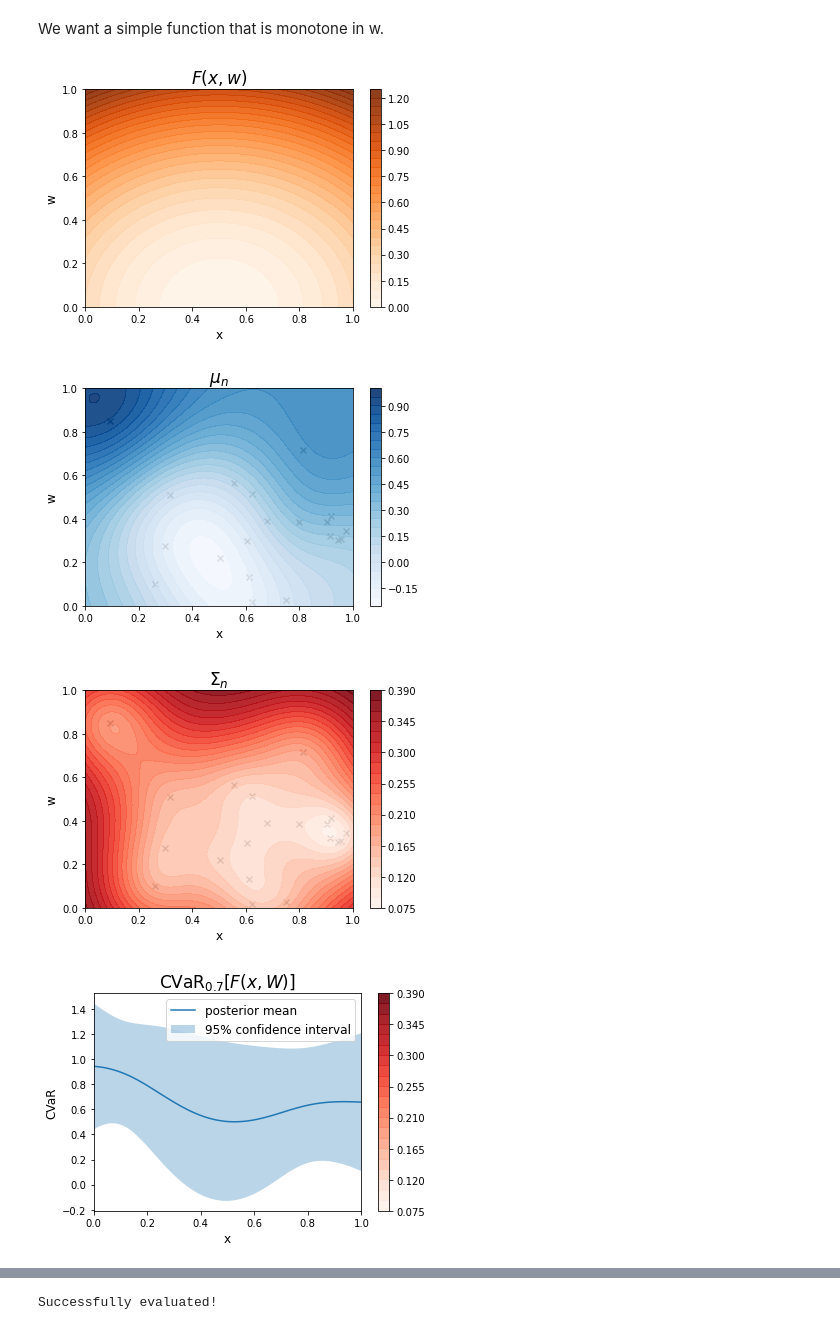
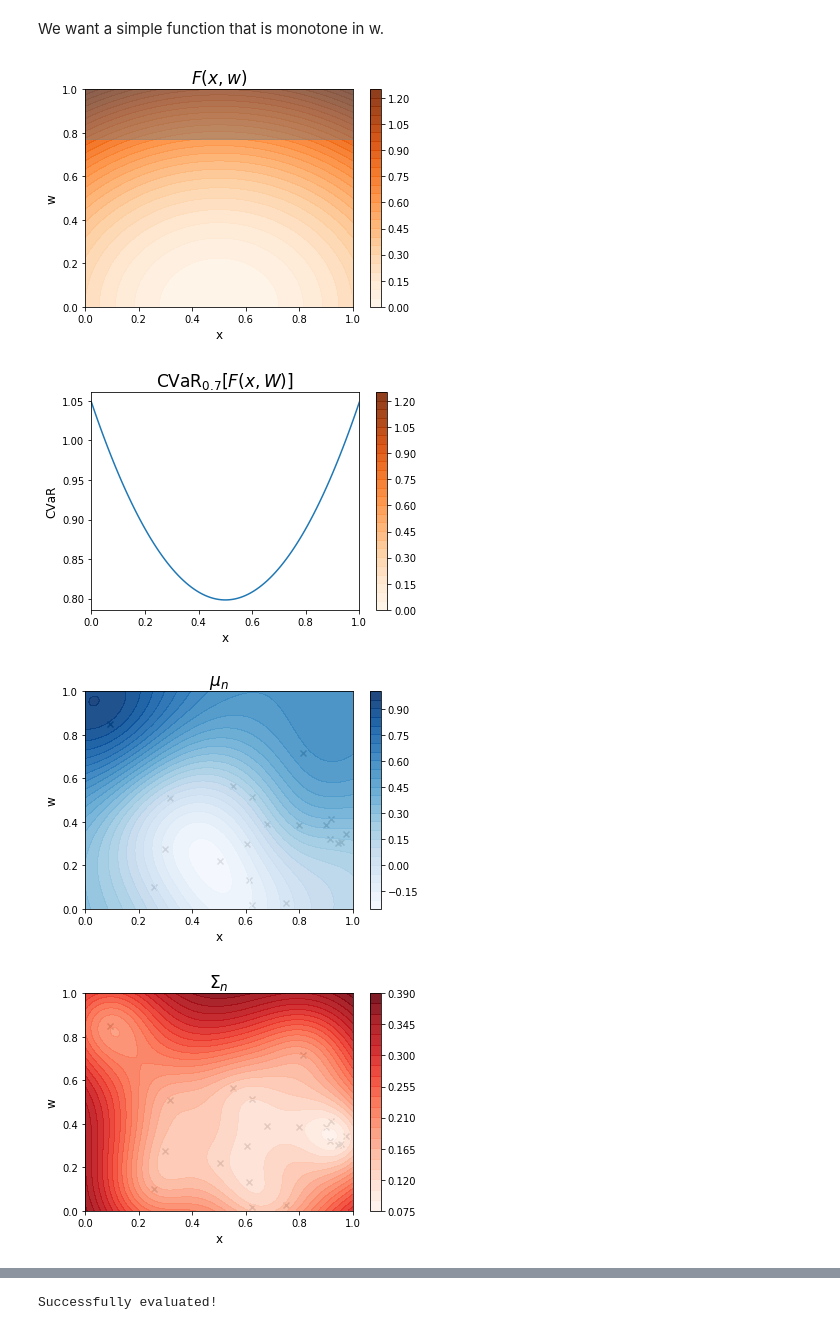
Before and after one commit to saitcakmak/BoRisk, a Jupyter notebook: helper_fns/poster_plots.ipynb, the cells around one changed output, grey strips where cells are left out. Drawn from its saved outputs; the diff is of its cells as text; code cells hidden in the pictures.

```diff
--- a/helper_fns/poster_plots.ipynb
+++ b/helper_fns/poster_plots.ipynb
@@ -190,7 +190,31 @@ evals = function(xy).squeeze().detach().numpy()
 cmap = "Oranges"
 c = ax.contourf(xx, yy, evals, alpha=alp, levels=levels, cmap=cmap)
 plt.colorbar(c, ax=ax)
+# shade the part that contributes to CVaR
+plt.axhspan(0.77, 1., color='gray', alpha=0.5)
 plt.savefig("obj." + save_extension, dpi=300)
+plt.show()
+
+# plot cvar:
+def cvar(x):
+    w_cvar = w_samples[int(num_samples * alpha):]
+    X = torch.cat([
+        x.unsqueeze(-2).repeat(*[1]*(x.dim()-1), w_cvar.shape[0], 1),
+        w_cvar.repeat(*x.shape[:-1], 1, 1)
+    ], dim=-1)
+    return torch.mean(function(X), dim=-2)
+
+fig, ax = plt.subplots()  # consider setting figsize
+ax.set_ylabel("CVaR")
+ax.set_title("CVaR$_{0.7}$[$F(x, W)$]")
+ax.set_xlabel("x")
+ax.set_xlim(0, 1)
+
+sols = torch.linspace(0, 1, k).view(-1, 1)
+vals = cvar(sols)
+ax.plot(sols.reshape(-1).numpy(), vals.numpy())
+plt.colorbar(c, ax=ax)
+plt.savefig("obj_cvar." + save_extension, dpi=300)
 plt.show()
 
 
@@ -259,34 +283,34 @@ alternate_inner = copy(inner_rho)
 alternate_inner.num_repetitions = 1
 alternate_inner.inner_seed = None
 results = torch.empty((100, *vals.size()))
 with torch.no_grad():
     for i in range(100):
         raw_sobol = draw_sobol_normal_samples(
             d=alternate_inner.num_samples,
             n=alternate_inner.num_fantasies,
             seed=alternate_inner.inner_seed,
         )
         alternate_inner.sobol_samples = raw_sobol.reshape(
             alternate_inner.num_repetitions,
             alternate_inner.num_fantasies,
             1,
             alternate_inner.num_samples,
             1,
         )
         results[i] = -alternate_inner(sols)
 mean = torch.mean(results, dim=0).detach().reshape(-1)
 std = torch.std(results, dim=0).detach().reshape(-1)
 ax.plot(sols.reshape(-1).numpy(), mean.numpy(), label="posterior mean")
 ax.fill_between(
     sols.reshape(-1), mean - 1.96 * std, mean + 1.96 * std,
     alpha=0.3, label="95% confidence interval"
 )
 plt.colorbar(c, ax=ax)
 plt.legend()
 plt.savefig("cvar." + save_extension, dpi=300)
 plt.show()
 # %% [output]
-[figure, old version]
+[figure, new version]
-[figure, old version]
+[figure, new version]
-[figure, old version]
+[figure, new version]
-[figure, old version]
+[figure, new version]
```
Also changed, not shown: parts of 1 cell of this notebook.
